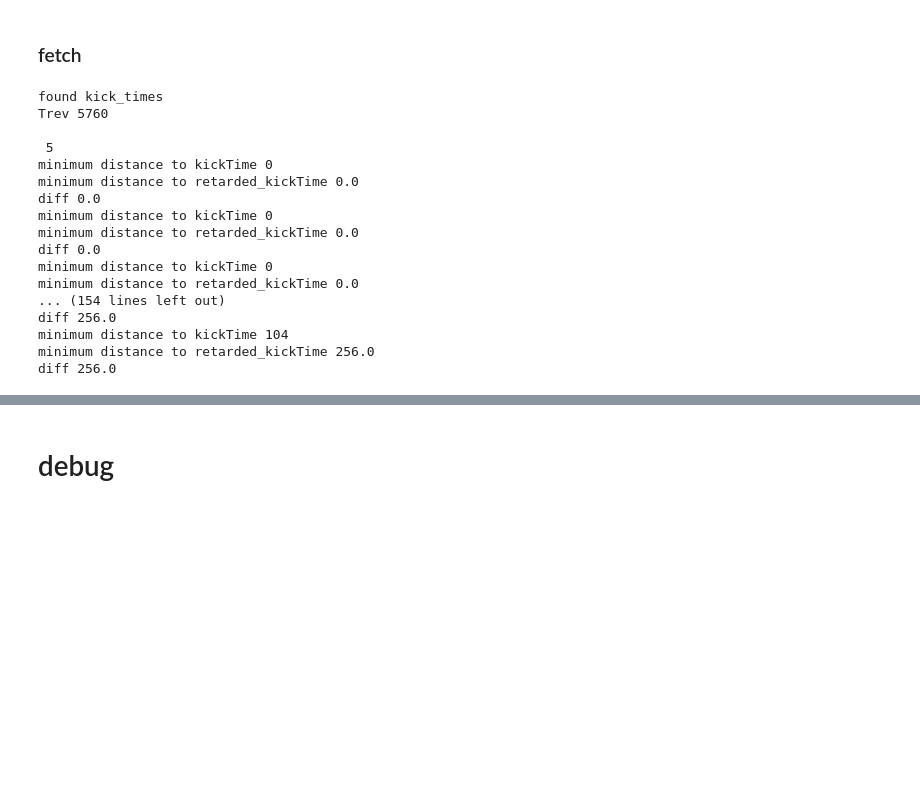
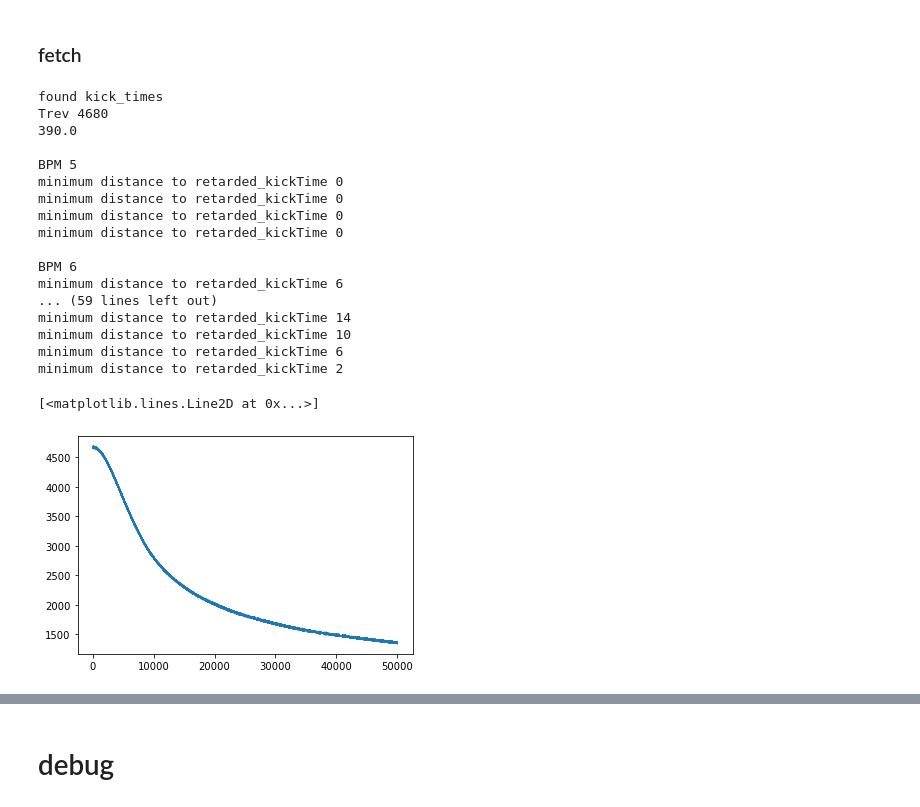
Before and after one commit to cc97nitu/FESA_SQL, a Jupyter notebook: DISPLAY/Fetch_BPM_acquisitionStamp.ipynb, the cells around one changed output, grey strips where cells are left out. Cells and saved outputs as stored; diff of their text form; code cells hidden in the pictures; blank space fills up the shorter version.

```diff
--- a/DISPLAY/Fetch_BPM_acquisitionStamp.ipynb
+++ b/DISPLAY/Fetch_BPM_acquisitionStamp.ipynb
@@ -105,9 +105,9 @@ acquisitionStamps identical across BPMs for each shot
 # %% [markdown]
 # Read BPM
 # %%
-date = "2023-11-3"
+date = "2023-11-7"
 
-time = "10:25:45.0"
+time = "15:37:28.0"
 # %%
 time_datetime = datetime.strptime(" ".join([date,time]), '%Y-%m-%d %H:%M:%S.%f').replace(tzinfo=timezone.utc)
 stamp_given = int(time_datetime.timestamp() * 1e9)
@@ -167,7 +167,7 @@ def findKickTime(x_raw, y_raw, time, harmonic_number: int):
     ######## implement some criterion to locate kick
 
     ##### fake
-    l = 512
+    l = 112
     kick_times = time[l:l+harmonic_number]
 
     # calculate revolution period
@@ -179,7 +179,8 @@ def findKickTime(x_raw, y_raw, time, harmonic_number: int):
 # %%
 harmonic_number = 4
 # %%
-trajectory = np.empty((12,3,1024))  # bpm starting from 5, x/y/time, window length
+all_times = list()
+trajectory = np.empty((12,3,50024),dtype=np.float128)  # bpm starting from 5, x/y/time, window length
 
 for i, no_bpm in enumerate([5,6,7,8,9,10,11,12,1,2,3,4]):
     x_raw, y_raw, time = bpmReadings_demasked(no_bpm, display_stamp)
@@ -188,43 +189,61 @@ for i, no_bpm in enumerate([5,6,7,8,9,10,11,12,1,2,3,4]):
         kick_times, Trev = findKickTime(x_raw, y_raw, time, harmonic_number)
         print("found kick_times")
         print("Trev", Trev)
+        Trev_12 = Trev / 12
+        print(Trev_12)
 
-    print("\n", no_bpm)
+
+    print("\nBPM", no_bpm)
 
     for no_bunch, kickTime in enumerate(kick_times):
-        retarded_kickTime = kickTime + i * Trev/12
+        advance = i * 390
+
+        retarded_kickTime = kickTime + int(round(advance))
+
+        diff = retarded_kickTime - kickTime
+
         assert retarded_kickTime >= kickTime
 
         kick_idx = np.abs(time - retarded_kickTime).argmin()
+#         print("kick_idx", kick_idx)
 
-        print("minimum distance to kickTime", np.abs(time - kickTime).min())
         print("minimum distance to retarded_kickTime", np.abs(time - retarded_kickTime).min())
-        print("diff", abs(time[kick_idx] - retarded_kickTime))
 
-#         assert abs(time[kick_idx] - retarded_kickTime) < Trev/12, "kick_idx far away from kickTime"
-#         assert np.abs(time - retarded_kickTime).min() < Trev/12, "kick_idx far away from kickTime"
 
         traj_mask = np.zeros(time.shape, dtype=bool)
         traj_mask[kick_idx::harmonic_number] = True
 
-        trajectory[i,0,:] = x_raw[traj_mask][:trajectory.shape[2]]
-        trajectory[i,1,:] = y_raw[traj_mask][:trajectory.shape[2]]
-        trajectory[i,2,:] = time[traj_mask][:trajectory.shape[2]]
+#         trajectory[i,0,:] = x_raw[traj_mask][:trajectory.shape[2]]
+#         trajectory[i,1,:] = y_raw[traj_mask][:trajectory.shape[2]]
+#         trajectory[i,2,:] = time[traj_mask][:trajectory.shape[2]]
+
+        trajectory[i,0,:] = x_raw[kick_idx:-1:4][:trajectory.shape[2]]
+        trajectory[i,1,:] = y_raw[kick_idx:-1:4][:trajectory.shape[2]]
+        trajectory[i,2,:] = time[kick_idx:-1:4][0:trajectory.shape[2]]
+
+#         plt.plot(np.diff(time[kick_idx:-1:4][:trajectory.shape[2]]))
+#         plt.plot(np.diff(trajectory[i,2,:]))
+        all_times.append(time[kick_idx:-1:4][0:trajectory.shape[2]])
 # %% [output]
 found kick_times
-Trev 5760
+Trev 4680
+390.0
 
- 5
-minimum distance to kickTime 0
-minimum distance to retarded_kickTime 0.0
-diff 0.0
-minimum distance to kickTime 0
-minimum distance to retarded_kickTime 0.0
-diff 0.0
-minimum distance to kickTime 0
-minimum distance to retarded_kickTime 0.0
-... (154 lines left out)
-diff 256.0
-minimum distance to kickTime 104
-minimum distance to retarded_kickTime 256.0
-diff 256.0
+BPM 5
+minimum distance to retarded_kickTime 0
+minimum distance to retarded_kickTime 0
+minimum distance to retarded_kickTime 0
+minimum distance to retarded_kickTime 0
+
+BPM 6
+minimum distance to retarded_kickTime 6
+... (59 lines left out)
+minimum distance to retarded_kickTime 14
+minimum distance to retarded_kickTime 10
+minimum distance to retarded_kickTime 6
+minimum distance to retarded_kickTime 2
+# %%
+plt.plot(np.diff(all_times[0]))
+# %% [output]
+[<matplotlib.lines.Line2D at 0x...>]
+[figure, added]
```
Also changed, not shown: parts of 26 cells of this notebook, 5 other files.
